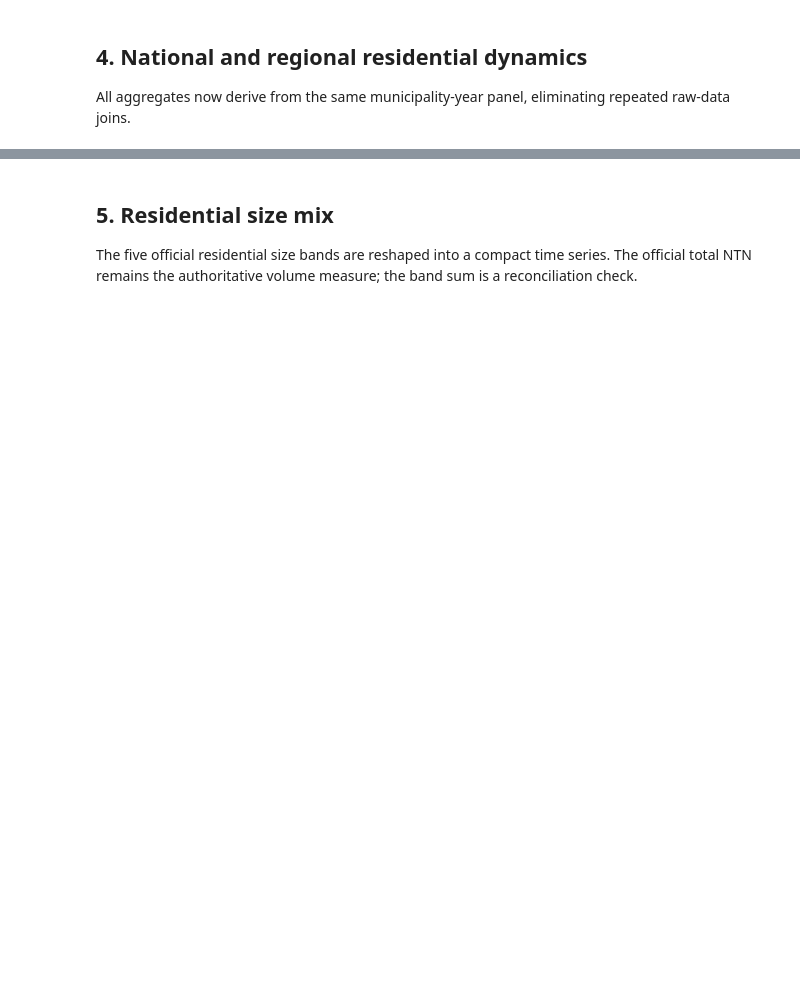
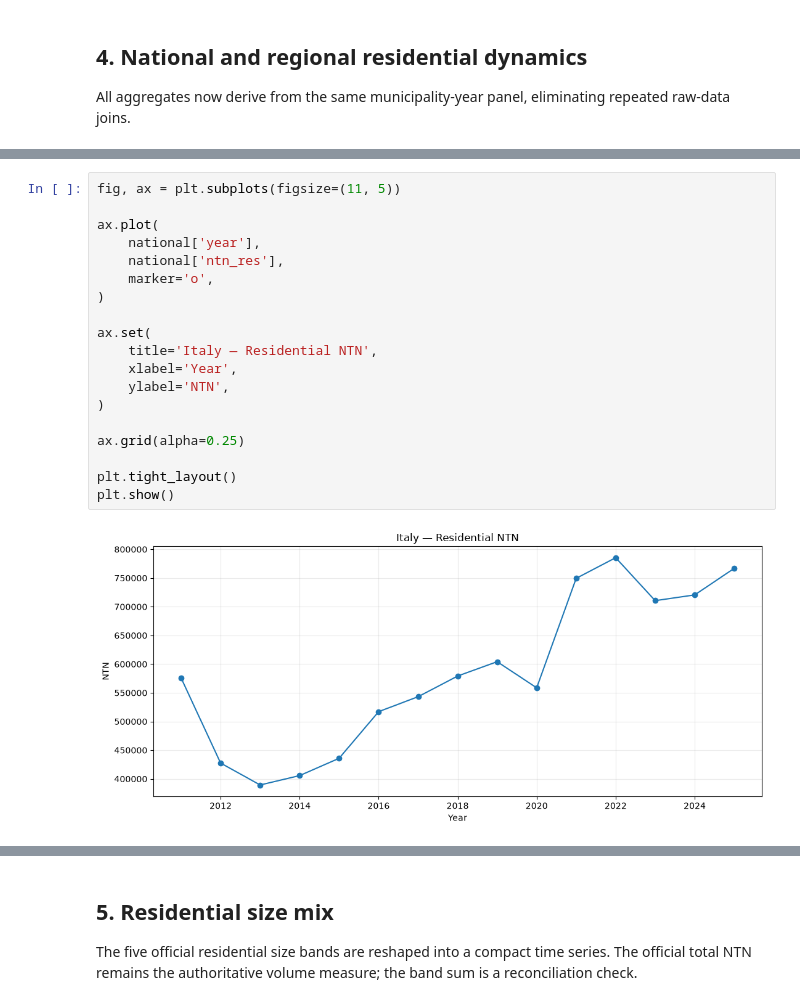
Before and after one commit to danielematix67-boop/italian-real-estate-analysis, a Jupyter notebook: notebooks/02_omi_transactions_exploration.ipynb, the cells around one changed output, grey strips where cells are left out. Cells and saved outputs as stored; diff of their text form; blank space fills up the shorter version.

```diff
--- a/notebooks/02_omi_transactions_exploration.ipynb
+++ b/notebooks/02_omi_transactions_exploration.ipynb
@@ -211,0 +842,21 @@ plt.tight_layout(); plt.show()
+# %%
+fig, ax = plt.subplots(figsize=(11, 5))
+
+ax.plot(
+    national['year'],
+    national['ntn_res'],
+    marker='o',
+)
+
+ax.set(
+    title='Italy — Residential NTN',
+    xlabel='Year',
+    ylabel='NTN',
+)
+
+ax.grid(alpha=0.25)
+
+plt.tight_layout()
+plt.show()
+# %% [output]
+[figure, added]
```
Also changed, not shown: parts of 13 cells of this notebook, 1 other file.
